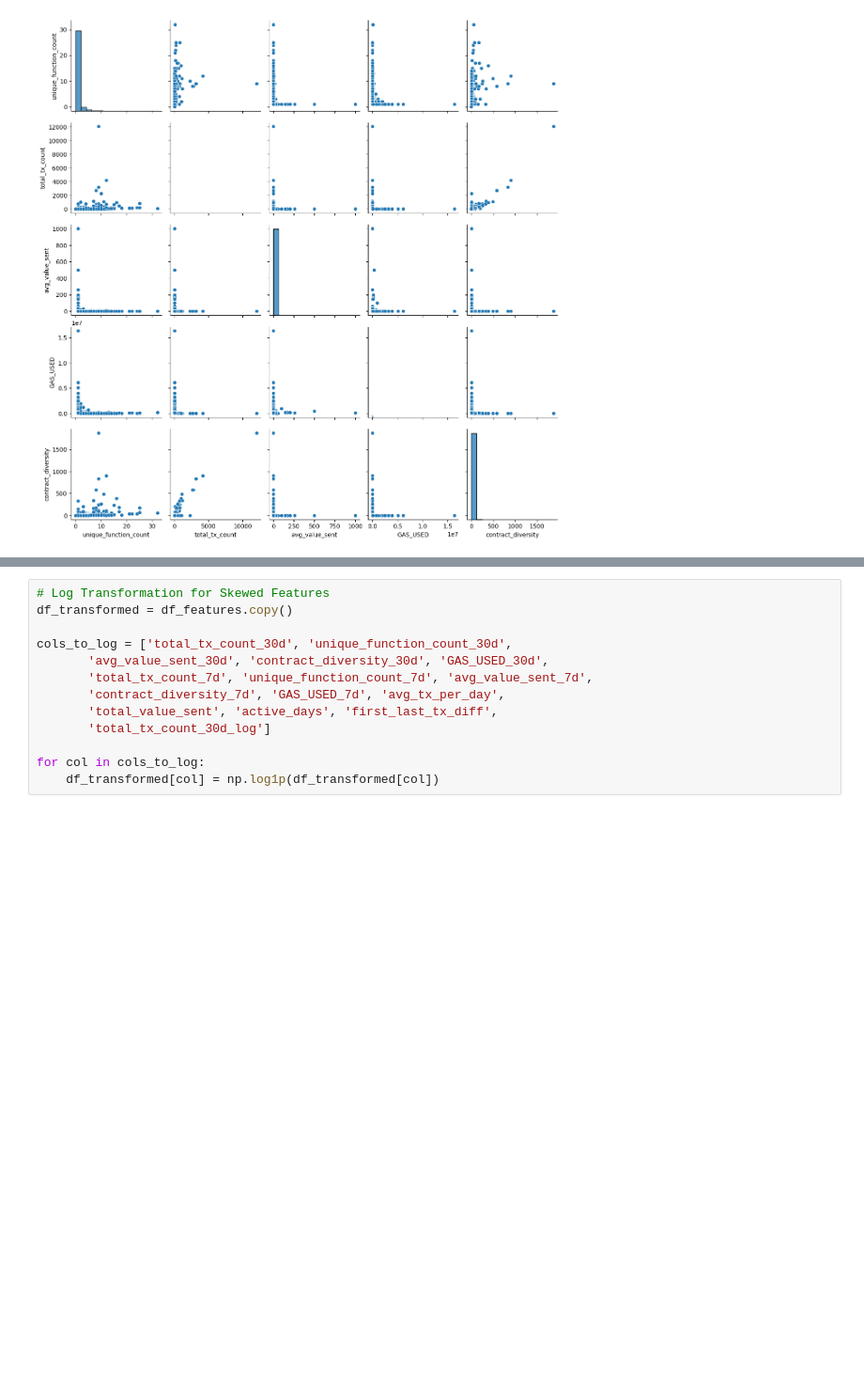
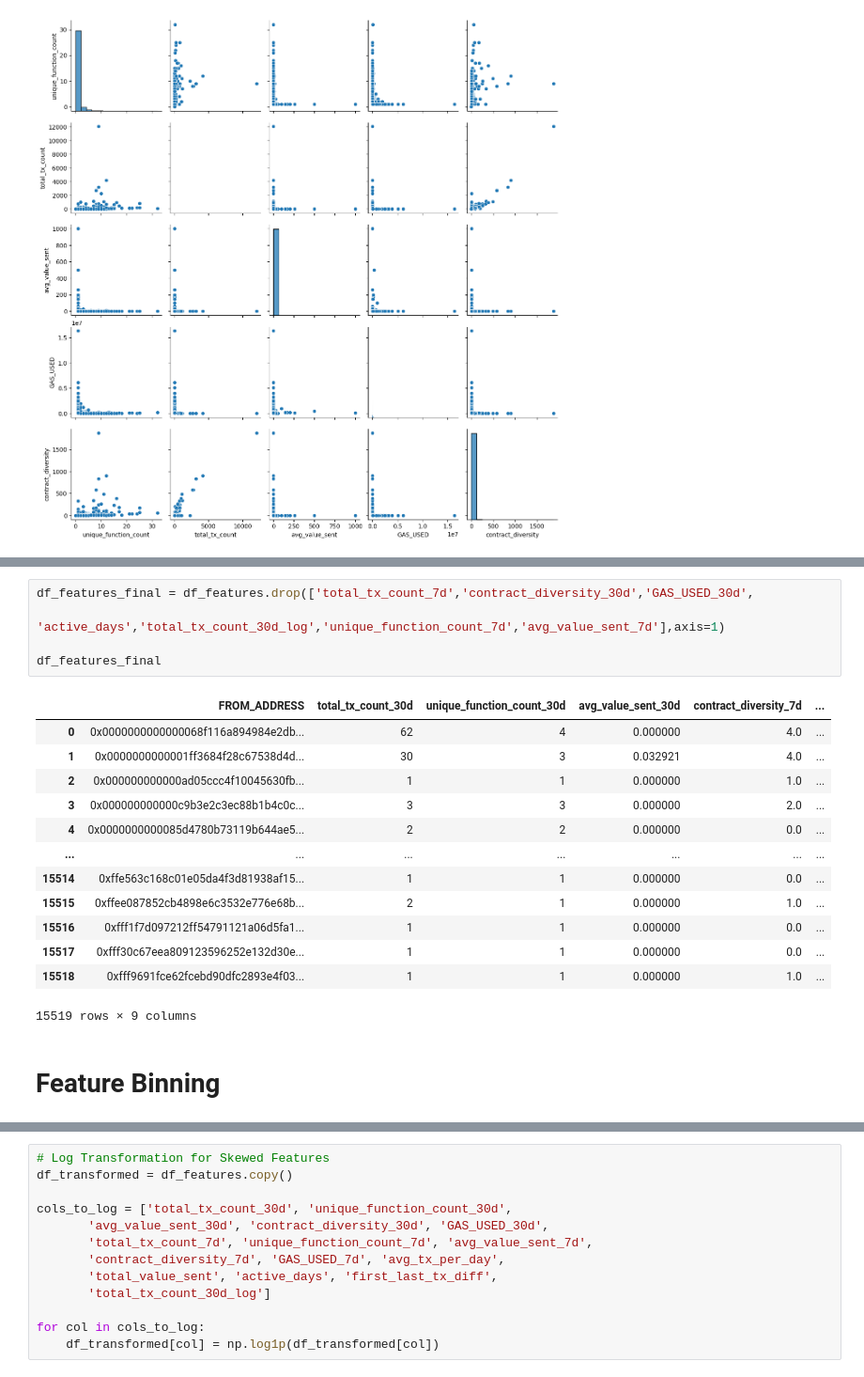
Before and after one commit to bellatrix-ds/ml-in-crypto, a Jupyter notebook: 03_Smart_Contract_Usage_Clustering/Smart_Contract_Clustering.ipynb, the cells around one changed output, grey strips where cells are left out. Shown at 94% size. Drawn from its saved outputs; the diff is of its cells as text; blank space fills up the shorter version.

```diff
--- a/03_Smart_Contract_Usage_Clustering/Smart_Contract_Clustering.ipynb
+++ b/03_Smart_Contract_Usage_Clustering/Smart_Contract_Clustering.ipynb
@@ -158,0 +143,21 @@ Index(['FROM_ADDRESS', 'total_tx_count_30d', 'unique_function_count_30d',
+# %%
+df_features_final = df_features.drop(['total_tx_count_7d','contract_diversity_30d','GAS_USED_30d',
+                                     'active_days','total_tx_count_30d_log','unique_function_count_7d','avg_value_sent_7d'],axis=1)
+
+df_features_final
+# %% [output]
+|  | FROM_ADDRESS | total_tx_count_30d | unique_function_count_30d | avg_value_sent_30d | contract_diversity_7d | ... |
+| 0 | 0x0000000000000068f116a894984e2db... | 62 | 4 | 0.000000 | 4.0 | ... |
+| 1 | 0x0000000000001ff3684f28c67538d4d... | 30 | 3 | 0.032921 | 4.0 | ... |
+| 2 | 0x000000000000ad05ccc4f10045630fb... | 1 | 1 | 0.000000 | 1.0 | ... |
+| 3 | 0x000000000000c9b3e2c3ec88b1b4c0c... | 3 | 3 | 0.000000 | 2.0 | ... |
+| 4 | 0x0000000000085d4780b73119b644ae5... | 2 | 2 | 0.000000 | 0.0 | ... |
+| ... | ... | ... | ... | ... | ... | ... |
+| 15514 | 0xffe563c168c01e05da4f3d81938af15... | 1 | 1 | 0.000000 | 0.0 | ... |
+| 15515 | 0xffee087852cb4898e6c3532e776e68b... | 2 | 1 | 0.000000 | 1.0 | ... |
+| 15516 | 0xfff1f7d097212ff54791121a06d5fa1... | 1 | 1 | 0.000000 | 0.0 | ... |
+| 15517 | 0xfff30c67eea809123596252e132d30e... | 1 | 1 | 0.000000 | 0.0 | ... |
+| 15518 | 0xfff9691fce62fcebd90dfc2893e4f03... | 1 | 1 | 0.000000 | 1.0 | ... |
+15519 rows × 9 columns
+# %% [markdown]
+# Feature Binning
```
Also changed, not shown: parts of 27 cells of this notebook, 4 other files.
